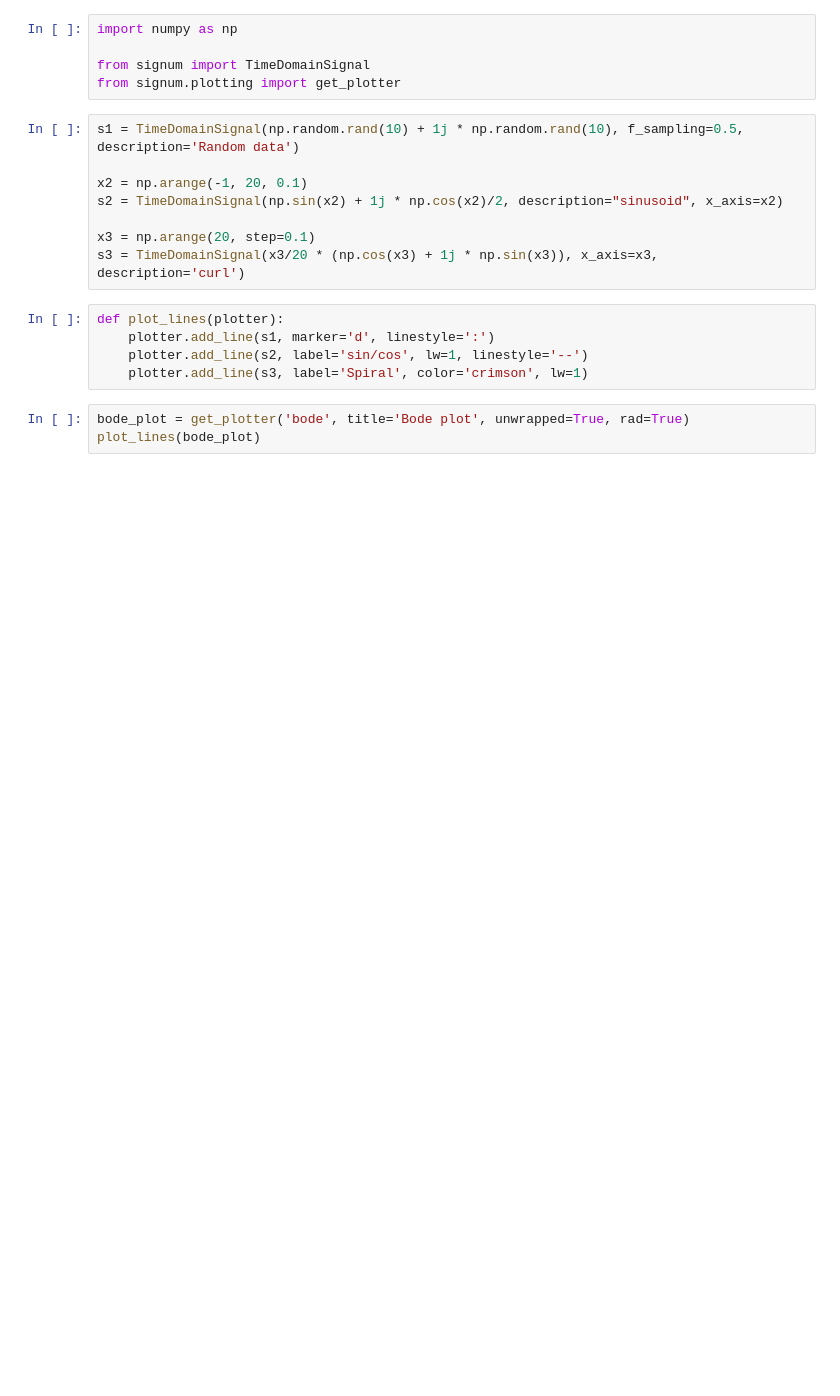
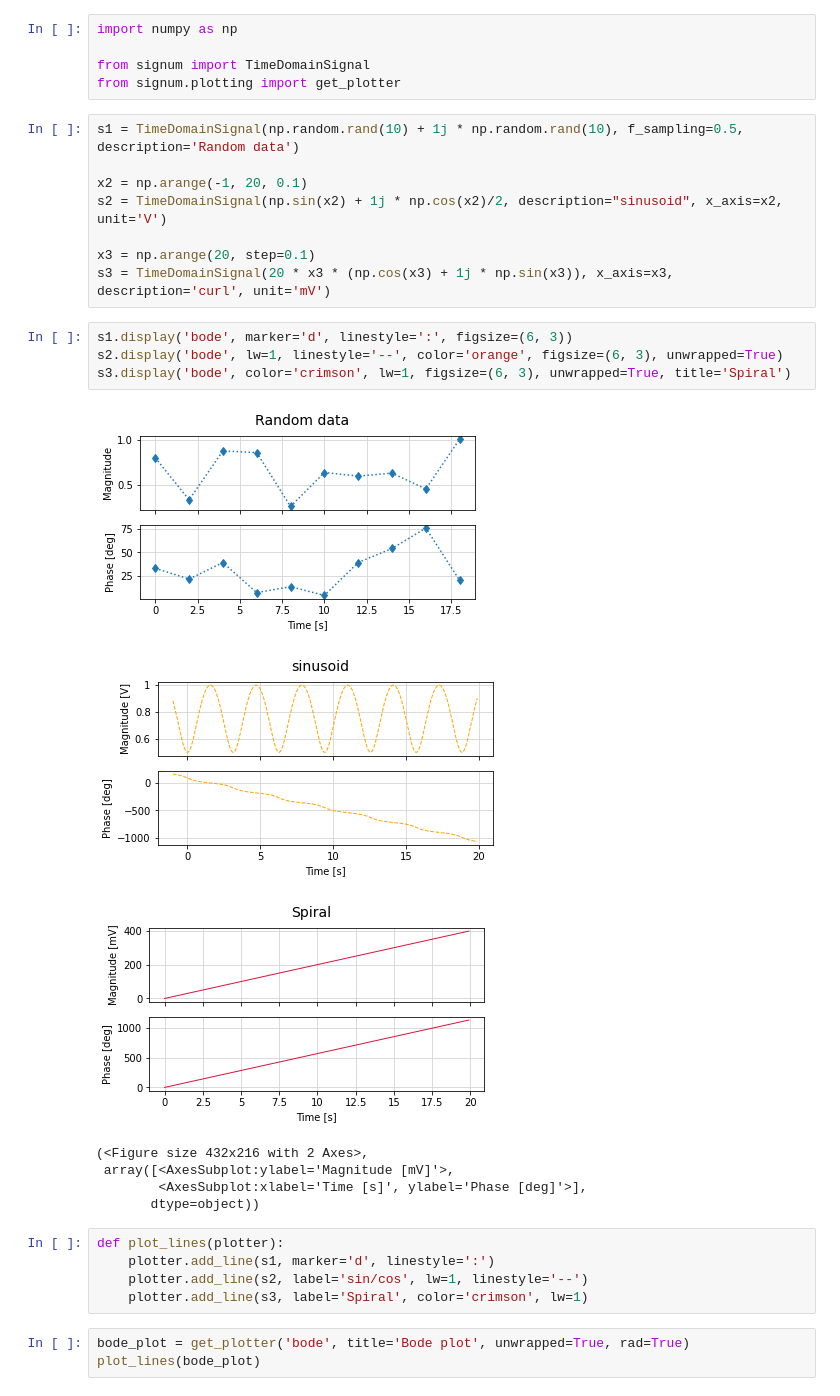
Before and after one commit to animaviridis/signum, a Jupyter notebook: examples/plotting.ipynb, the cells around one changed output. Saved outputs shown, nothing was run; the diff lists cells and outputs as text; blank space fills up the shorter version.

```diff
--- a/examples/plotting.ipynb
+++ b/examples/plotting.ipynb
@@ -7,10 +7,22 @@ from signum.plotting import get_plotter
 s1 = TimeDomainSignal(np.random.rand(10) + 1j * np.random.rand(10), f_sampling=0.5, description='Random data')
 
 x2 = np.arange(-1, 20, 0.1)
-s2 = TimeDomainSignal(np.sin(x2) + 1j * np.cos(x2)/2, description="sinusoid", x_axis=x2)
+s2 = TimeDomainSignal(np.sin(x2) + 1j * np.cos(x2)/2, description="sinusoid", x_axis=x2, unit='V')
 
 x3 = np.arange(20, step=0.1)
-s3 = TimeDomainSignal(x3/20 * (np.cos(x3) + 1j * np.sin(x3)), x_axis=x3, description='curl')
+s3 = TimeDomainSignal(20 * x3 * (np.cos(x3) + 1j * np.sin(x3)), x_axis=x3, description='curl', unit='mV')
+# %%
+s1.display('bode', marker='d', linestyle=':', figsize=(6, 3))
+s2.display('bode', lw=1, linestyle='--', color='orange', figsize=(6, 3), unwrapped=True)
+s3.display('bode', color='crimson', lw=1, figsize=(6, 3), unwrapped=True, title='Spiral')
+# %% [output]
+[figure, added]
+[figure, added]
+[figure, added]
+(<Figure size 432x216 with 2 Axes>,
+ array([<AxesSubplot:ylabel='Magnitude [mV]'>,
+        <AxesSubplot:xlabel='Time [s]', ylabel='Phase [deg]'>],
+       dtype=object))
 # %%
 def plot_lines(plotter):
     plotter.add_line(s1, marker='d', linestyle=':')
```
Also changed, not shown: parts of 6 cells of this notebook, 3 other files.
